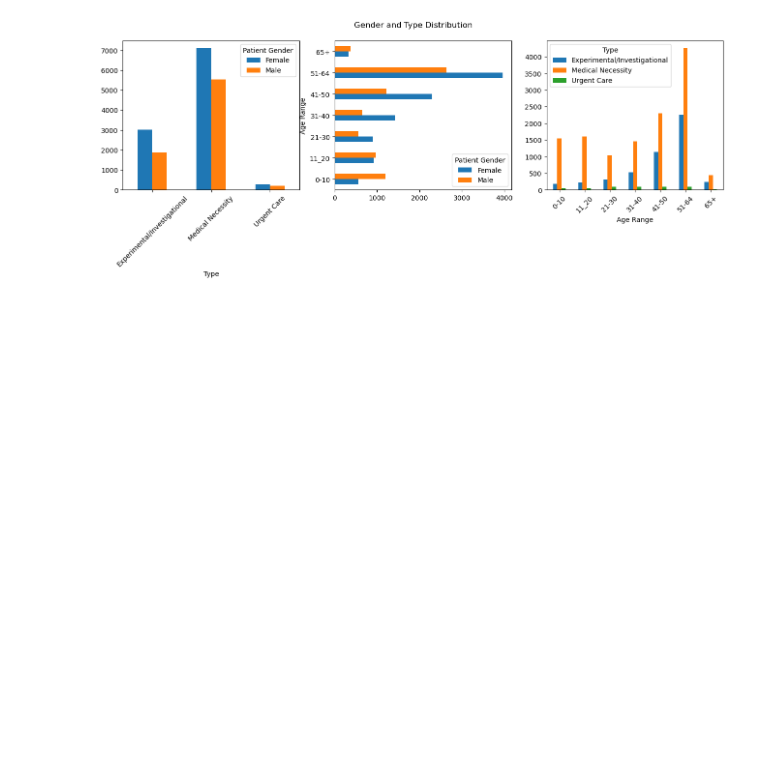
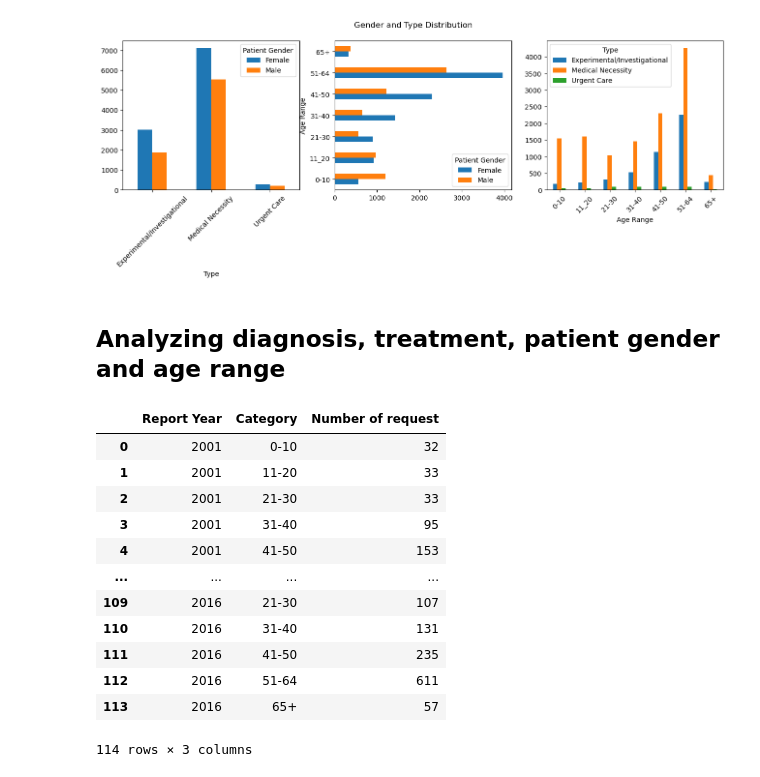
Before and after one commit to rohitkadam1410/Data-Scinence-Projects, a Jupyter notebook: Independent medical review dataset/EDA_independent_medical_review.ipynb, the cells around one changed output. Drawn from its saved outputs; the diff is of its cells as text; code cells hidden in the pictures; blank space fills up the shorter version.

```diff
--- a/Independent medical review dataset/EDA_independent_medical_review.ipynb
+++ b/Independent medical review dataset/EDA_independent_medical_review.ipynb
@@ -414,3 +414,25 @@ d = df.groupby(['Age Range','Type',]).size()
 p = d.unstack(level=1).plot(kind='bar', ax=ax[2],rot=45,fontsize=10)
 # %% [output]
 [figure]
+# %% [markdown]
+## Analyzing diagnosis, treatment, patient gender and age range
+# %%
+year_wise_request_by_age = df.groupby(['Report Year','Age Range']).size().reset_index(name = "Number of request")
+# %%
+year_wise_request_by_age.columns = ['Report Year','Category','Number of request']
+# %%
+year_wise_request_by_age
+# %% [output]
+|  | Report Year | Category | Number of request |
+| 0 | 2001 | 0-10 | 32 |
+| 1 | 2001 | 11-20 | 33 |
+| 2 | 2001 | 21-30 | 33 |
+| 3 | 2001 | 31-40 | 95 |
+| 4 | 2001 | 41-50 | 153 |
+| ... | ... | ... | ... |
+| 109 | 2016 | 21-30 | 107 |
+| 110 | 2016 | 31-40 | 131 |
+| 111 | 2016 | 41-50 | 235 |
+| 112 | 2016 | 51-64 | 611 |
+| 113 | 2016 | 65+ | 57 |
+114 rows × 3 columns
```
Also changed, not shown: parts of 6 cells of this notebook.
